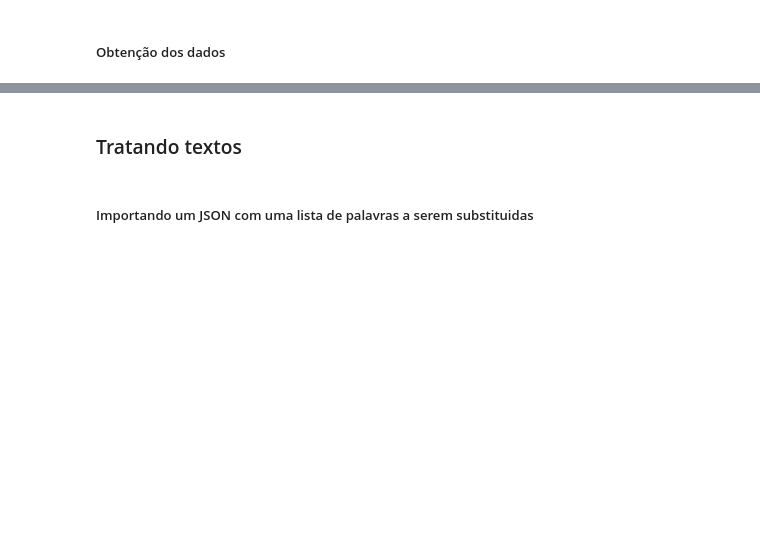
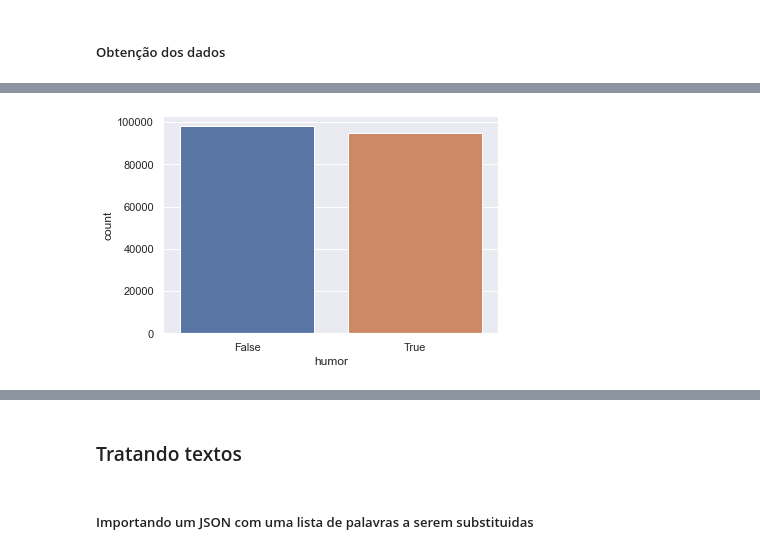
Before and after one commit to rsoares10-college-projects/nlp-checkpoint-2, a Jupyter notebook: main.ipynb, the cells around one changed output, grey strips where cells are left out. Cells and saved outputs as stored; diff of their text form; code cells hidden in the pictures; blank space fills up the shorter version.

```diff
--- a/main.ipynb
+++ b/main.ipynb
@@ -30,0 +46,5 @@ df.dropna(inplace=True)
+# %%
+sns.set_theme(style="darkgrid")
+ax = sns.countplot(x="humor", data=df)
+# %% [output]
+[figure, added]
```
Also changed, not shown: parts of 7 cells of this notebook.
